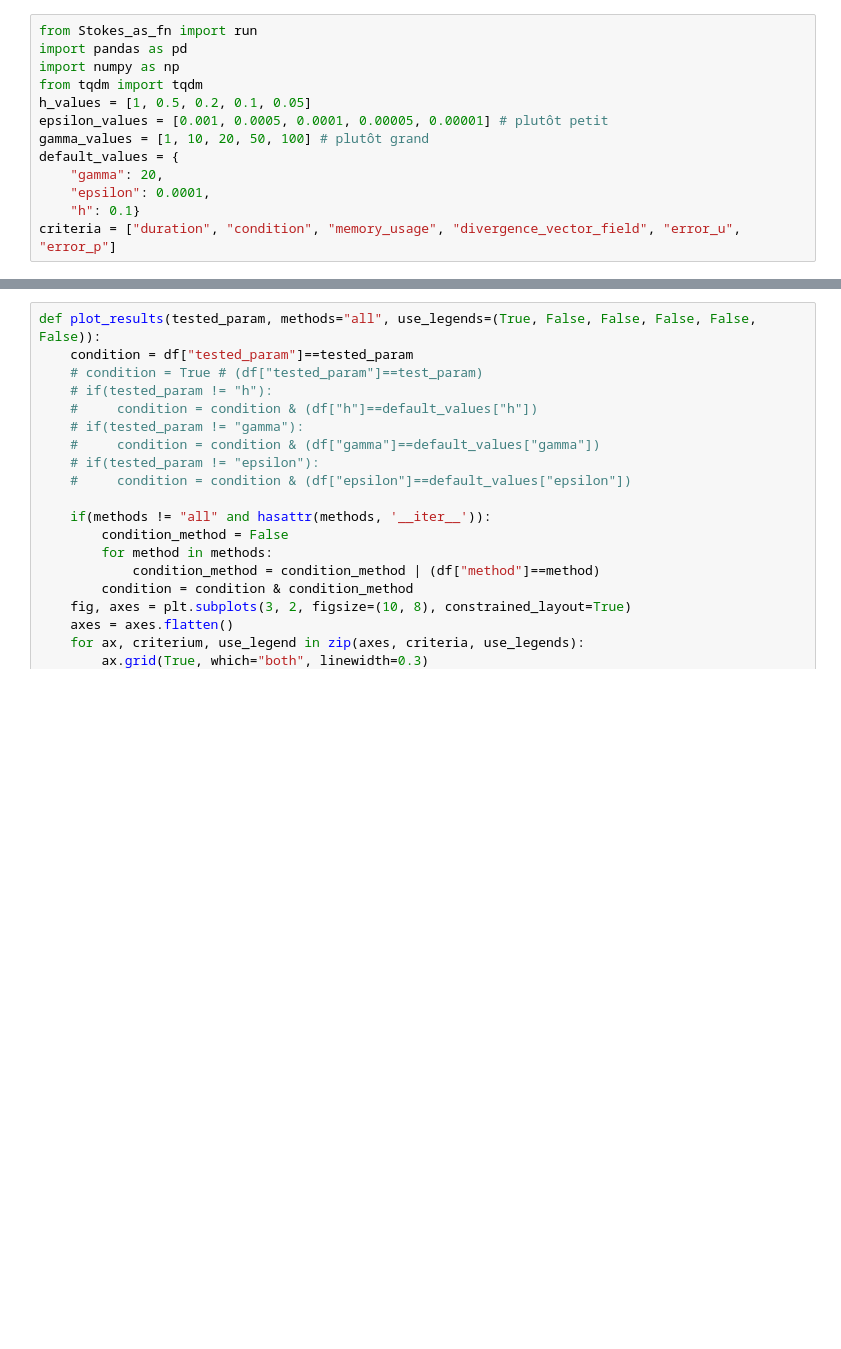
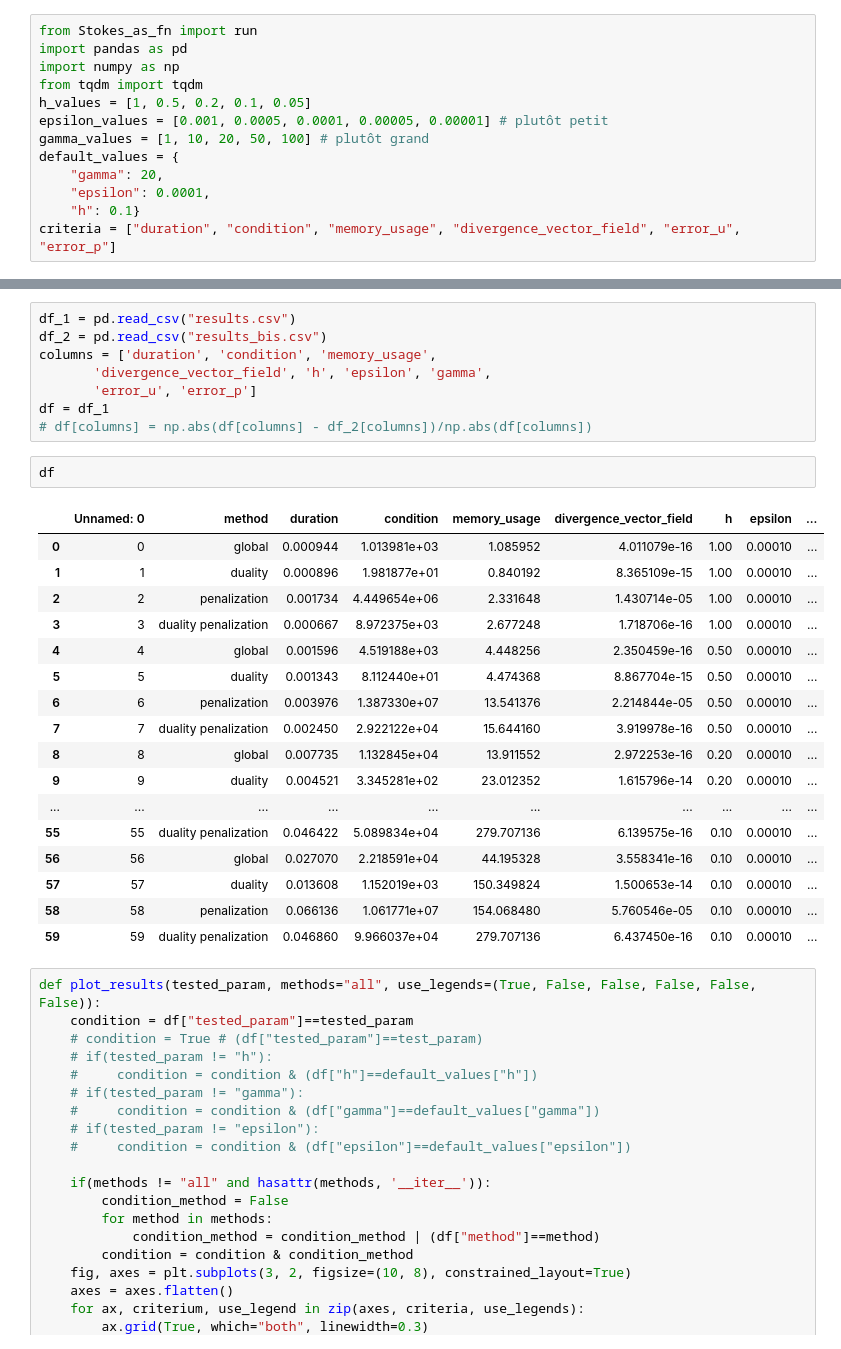
Before and after one commit to PaulCalot/supaero-numerical-methods, a Jupyter notebook: BE2/main.ipynb, the cells around one changed output, grey strips where cells are left out. Drawn from its saved outputs; the diff is of its cells as text; blank space fills up the shorter version.

```diff
--- a/BE2/main.ipynb
+++ b/BE2/main.ipynb
@@ -62,3 +180,31 @@ df.sort_values(by="duration")
+# %%
+df_1 = pd.read_csv("results.csv")
+df_2 = pd.read_csv("results_bis.csv")
+columns = ['duration', 'condition', 'memory_usage',
+       'divergence_vector_field', 'h', 'epsilon', 'gamma',
+       'error_u', 'error_p']
+df = df_1
+# df[columns] = np.abs(df[columns] - df_2[columns])/np.abs(df[columns])
+# %%
+df
+# %% [output]
+|  | Unnamed: 0 | method | duration | condition | memory_usage | divergence_vector_field | h | epsilon | ... |
+| 0 | 0 | global | 0.000944 | 1.013981e+03 | 1.085952 | 4.011079e-16 | 1.00 | 0.00010 | ... |
+| 1 | 1 | duality | 0.000896 | 1.981877e+01 | 0.840192 | 8.365109e-15 | 1.00 | 0.00010 | ... |
+| 2 | 2 | penalization | 0.001734 | 4.449654e+06 | 2.331648 | 1.430714e-05 | 1.00 | 0.00010 | ... |
+| 3 | 3 | duality penalization | 0.000667 | 8.972375e+03 | 2.677248 | 1.718706e-16 | 1.00 | 0.00010 | ... |
+| 4 | 4 | global | 0.001596 | 4.519188e+03 | 4.448256 | 2.350459e-16 | 0.50 | 0.00010 | ... |
+| 5 | 5 | duality | 0.001343 | 8.112440e+01 | 4.474368 | 8.867704e-15 | 0.50 | 0.00010 | ... |
+| 6 | 6 | penalization | 0.003976 | 1.387330e+07 | 13.541376 | 2.214844e-05 | 0.50 | 0.00010 | ... |
+| 7 | 7 | duality penalization | 0.002450 | 2.922122e+04 | 15.644160 | 3.919978e-16 | 0.50 | 0.00010 | ... |
+| 8 | 8 | global | 0.007735 | 1.132845e+04 | 13.911552 | 2.972253e-16 | 0.20 | 0.00010 | ... |
+| 9 | 9 | duality | 0.004521 | 3.345281e+02 | 23.012352 | 1.615796e-14 | 0.20 | 0.00010 | ... |
+| ... | ... | ... | ... | ... | ... | ... | ... | ... | ... |
+| 55 | 55 | duality penalization | 0.046422 | 5.089834e+04 | 279.707136 | 6.139575e-16 | 0.10 | 0.00010 | ... |
+| 56 | 56 | global | 0.027070 | 2.218591e+04 | 44.195328 | 3.558341e-16 | 0.10 | 0.00010 | ... |
+| 57 | 57 | duality | 0.013608 | 1.152019e+03 | 150.349824 | 1.500653e-14 | 0.10 | 0.00010 | ... |
+| 58 | 58 | penalization | 0.066136 | 1.061771e+07 | 154.068480 | 5.760546e-05 | 0.10 | 0.00010 | ... |
+| 59 | 59 | duality penalization | 0.046860 | 9.966037e+04 | 279.707136 | 6.437450e-16 | 0.10 | 0.00010 | ... |
 # %%
 def plot_results(tested_param, methods="all", use_legends=(True, False, False, False, False, False)):
     condition = df["tested_param"]==tested_param
```
Also changed, not shown: parts of 4 cells of this notebook, 1 other file.
